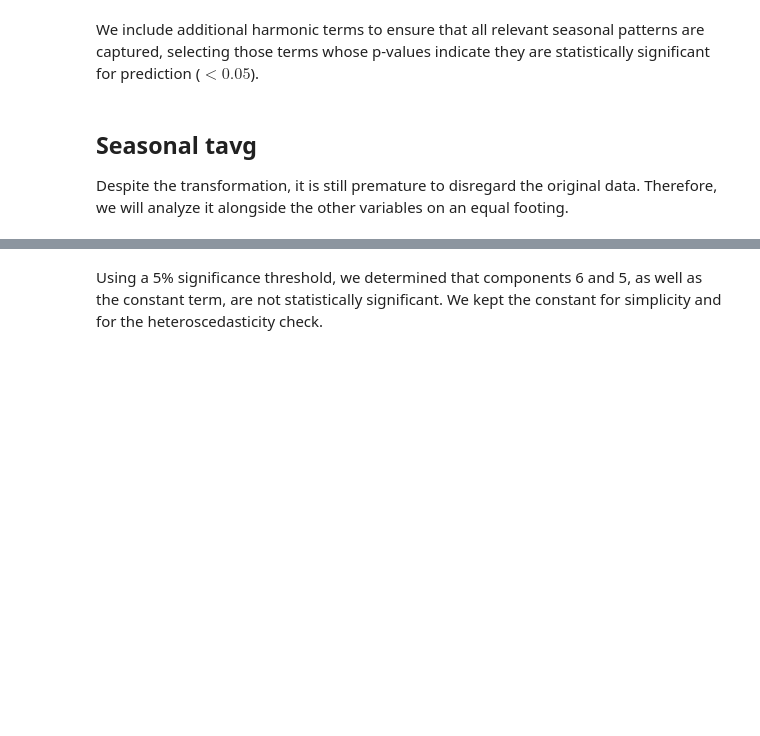
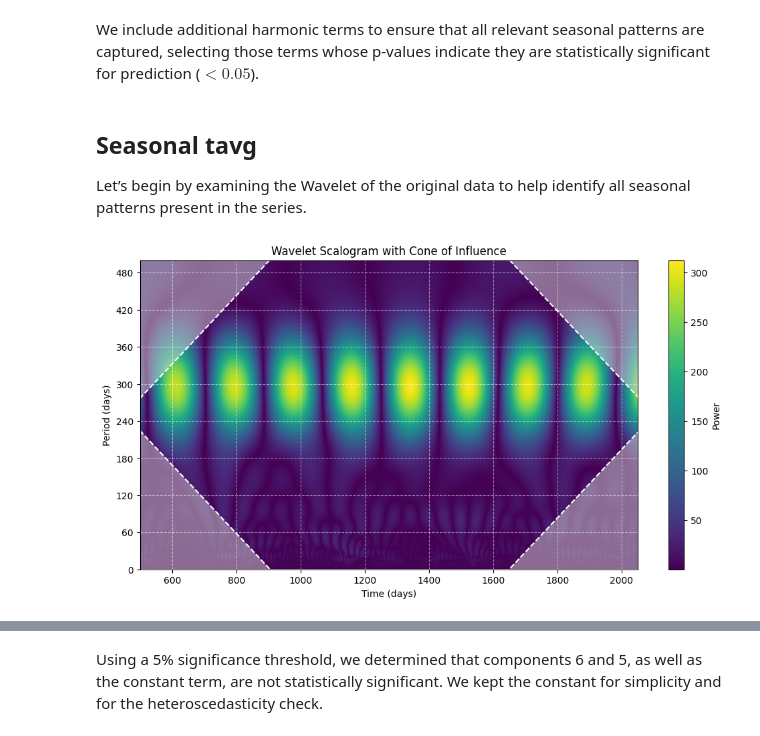
Before and after one commit to pedrogabrielmoura/ChicagoWeatherForecast, a Jupyter notebook: notebooks/exploratory_analysis/eda-linear.ipynb, the cells around one changed output, grey strips where cells are left out. Saved outputs shown, nothing was run; the diff lists cells and outputs as text; code cells hidden in the pictures; blank space fills up the shorter version.

Commit message:
Seasonal pattern analysis enhanced with wavelet components

```diff
--- a/notebooks/exploratory_analysis/eda-linear.ipynb
+++ b/notebooks/exploratory_analysis/eda-linear.ipynb
@@ -158,4 +158,8 @@ omega3 = 3 * (2 * np.pi / 365.25)
 We include additional harmonic terms to ensure that all relevant seasonal patterns are captured, selecting those terms whose p-values indicate they are statistically significant for prediction ($< 0.05$).
 # %% [markdown]
 ## Seasonal tavg
-Despite the transformation, it is still premature to disregard the original data. Therefore, we will analyze it alongside the other variables on an equal footing.
+Let’s begin by examining the Wavelet of the original data to help identify all seasonal patterns present in the series.
+# %%
+wavelet(df_train_valid['tavg'] - df_train_valid['tendency'], 1, 500)
+# %% [output]
+[figure, added]
```
Also changed, not shown: parts of 10 cells of this notebook, 2 other files.
